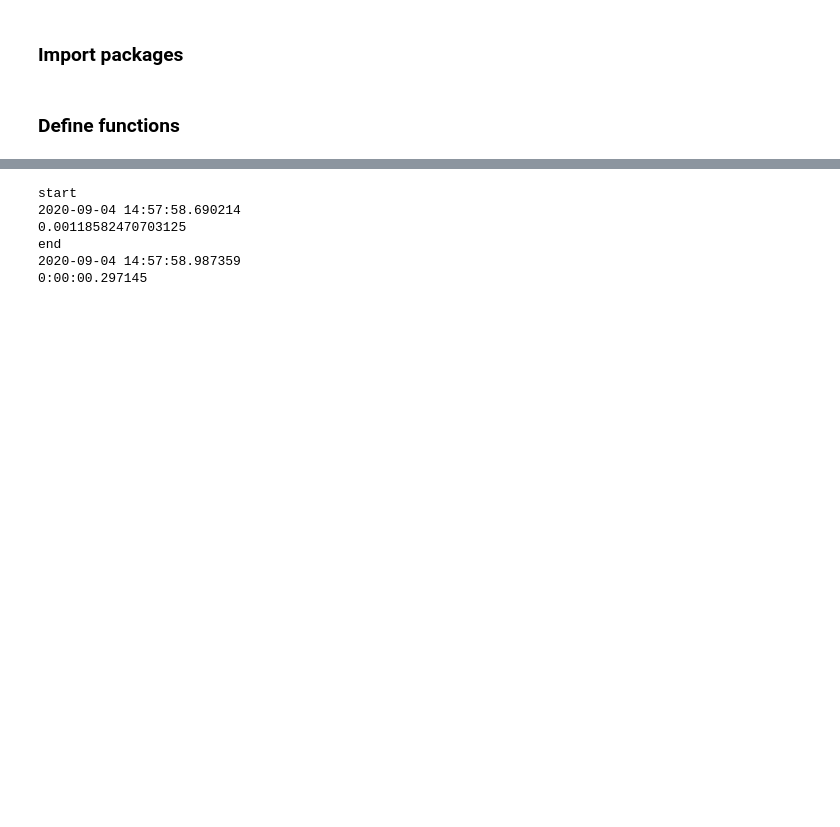
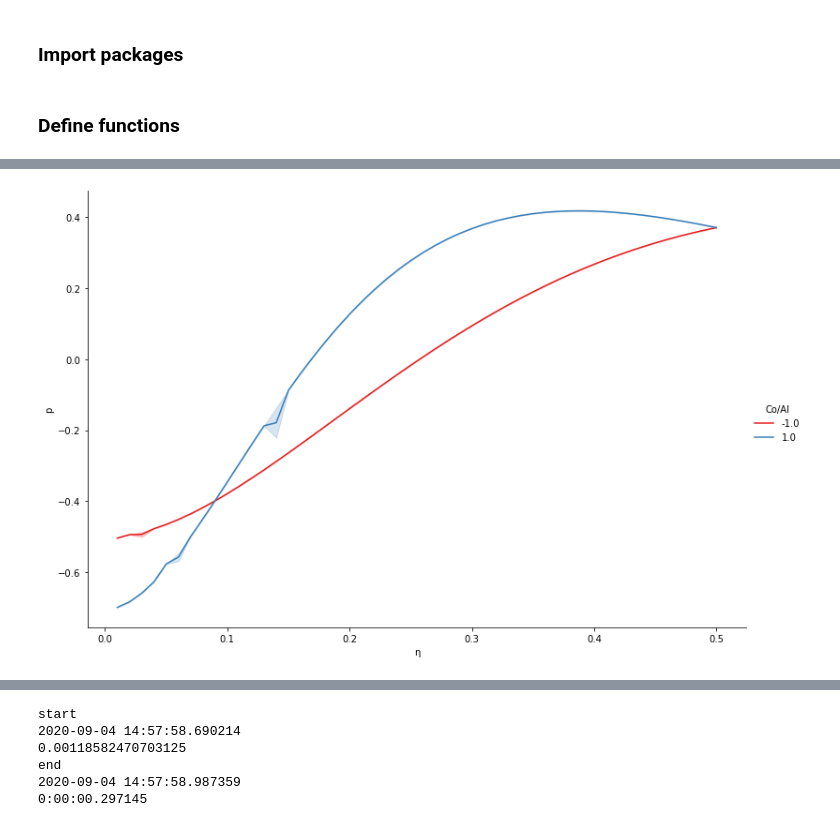
Before and after one commit to MarcosCarreira/UZStats, a Jupyter notebook: ProbabilitiesUZ.ipynb, the cells around one changed output, grey strips where cells are left out. Drawn from its saved outputs; the diff is of its cells as text; code cells hidden in the pictures; blank space fills up the shorter version.

```diff
--- a/ProbabilitiesUZ.ipynb
+++ b/ProbabilitiesUZ.ipynb
@@ -125,0 +482,4 @@ end
+# %%
+sns.relplot(x='η', y='p', hue='Co/Al', data=chg_eta, kind='line', palette='Set1', height=height_def, aspect=aspect_def);
+# %% [output]
+[figure, added]
```
Also changed, not shown: parts of 51 cells of this notebook, 11 other files.
